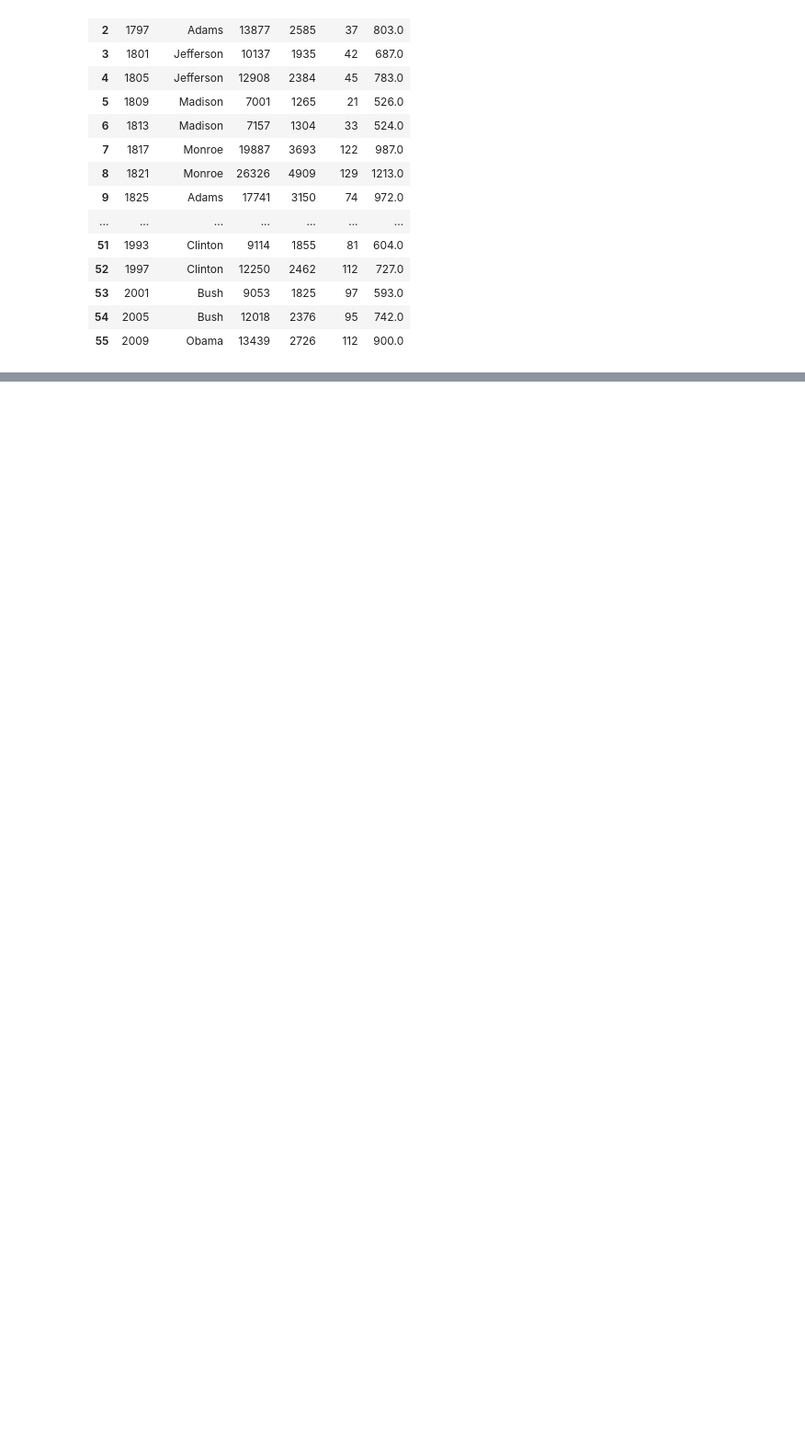
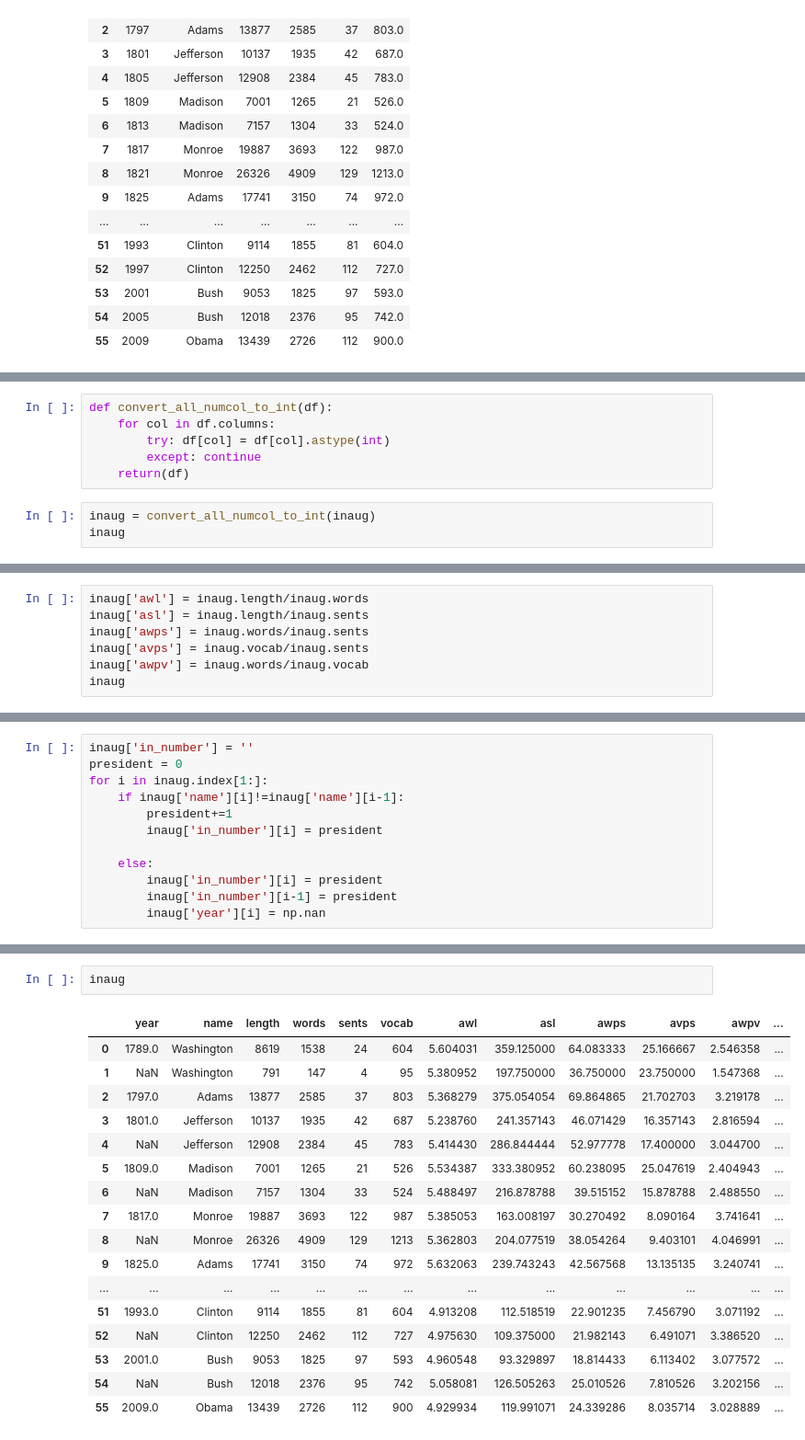
Before and after one commit to zafrinMinoti/US_presidents_IQ, a Jupyter notebook: inaugurals.ipynb, the cells around one changed output, grey strips where cells are left out. Shown: that part at 92% size. Drawn from its saved outputs; the diff is of its cells as text; blank space fills up the shorter version.

Commit message:
inaug merged with iqs.

```diff
--- a/inaugurals.ipynb
+++ b/inaugurals.ipynb
@@ -47,0 +58,9 @@ inaug
+# %%
+def convert_all_numcol_to_int(df):
+    for col in df.columns:
+        try: df[col] = df[col].astype(int)
+        except: continue
+    return(df)
+# %%
+inaug = convert_all_numcol_to_int(inaug)
+inaug
@@ -47,0 +85,7 @@ inaug
+# %%
+inaug['awl'] = inaug.length/inaug.words
+inaug['asl'] = inaug.length/inaug.sents
+inaug['awps'] = inaug.words/inaug.sents
+inaug['avps'] = inaug.vocab/inaug.sents
+inaug['awpv'] = inaug.words/inaug.vocab
+inaug
@@ -47,0 +114,12 @@ inaug
+# %%
+inaug['in_number'] = ''
+president = 0
+for i in inaug.index[1:]:
+    if inaug['name'][i]!=inaug['name'][i-1]:
+        president+=1
+        inaug['in_number'][i] = president
+
+    else:
+        inaug['in_number'][i] = president
+        inaug['in_number'][i-1] = president
+        inaug['year'][i] = np.nan
@@ -47,0 +143,20 @@ inaug
+# %%
+inaug
+# %% [output]
+|  | year | name | length | words | sents | vocab | awl | asl | awps | avps | awpv | ... |
+| 0 | 1789.0 | Washington | 8619 | 1538 | 24 | 604 | 5.604031 | 359.125000 | 64.083333 | 25.166667 | 2.546358 | ... |
+| 1 | NaN | Washington | 791 | 147 | 4 | 95 | 5.380952 | 197.750000 | 36.750000 | 23.750000 | 1.547368 | ... |
+| 2 | 1797.0 | Adams | 13877 | 2585 | 37 | 803 | 5.368279 | 375.054054 | 69.864865 | 21.702703 | 3.219178 | ... |
+| 3 | 1801.0 | Jefferson | 10137 | 1935 | 42 | 687 | 5.238760 | 241.357143 | 46.071429 | 16.357143 | 2.816594 | ... |
+| 4 | NaN | Jefferson | 12908 | 2384 | 45 | 783 | 5.414430 | 286.844444 | 52.977778 | 17.400000 | 3.044700 | ... |
+| 5 | 1809.0 | Madison | 7001 | 1265 | 21 | 526 | 5.534387 | 333.380952 | 60.238095 | 25.047619 | 2.404943 | ... |
+| 6 | NaN | Madison | 7157 | 1304 | 33 | 524 | 5.488497 | 216.878788 | 39.515152 | 15.878788 | 2.488550 | ... |
+| 7 | 1817.0 | Monroe | 19887 | 3693 | 122 | 987 | 5.385053 | 163.008197 | 30.270492 | 8.090164 | 3.741641 | ... |
+| 8 | NaN | Monroe | 26326 | 4909 | 129 | 1213 | 5.362803 | 204.077519 | 38.054264 | 9.403101 | 4.046991 | ... |
+| 9 | 1825.0 | Adams | 17741 | 3150 | 74 | 972 | 5.632063 | 239.743243 | 42.567568 | 13.135135 | 3.240741 | ... |
+| ... | ... | ... | ... | ... | ... | ... | ... | ... | ... | ... | ... | ... |
+| 51 | 1993.0 | Clinton | 9114 | 1855 | 81 | 604 | 4.913208 | 112.518519 | 22.901235 | 7.456790 | 3.071192 | ... |
+| 52 | NaN | Clinton | 12250 | 2462 | 112 | 727 | 4.975630 | 109.375000 | 21.982143 | 6.491071 | 3.386520 | ... |
+| 53 | 2001.0 | Bush | 9053 | 1825 | 97 | 593 | 4.960548 | 93.329897 | 18.814433 | 6.113402 | 3.077572 | ... |
+| 54 | NaN | Bush | 12018 | 2376 | 95 | 742 | 5.058081 | 126.505263 | 25.010526 | 7.810526 | 3.202156 | ... |
+| 55 | 2009.0 | Obama | 13439 | 2726 | 112 | 900 | 4.929934 | 119.991071 | 24.339286 | 8.035714 | 3.028889 | ... |
```
Also changed, not shown: parts of 22 cells of this notebook.
